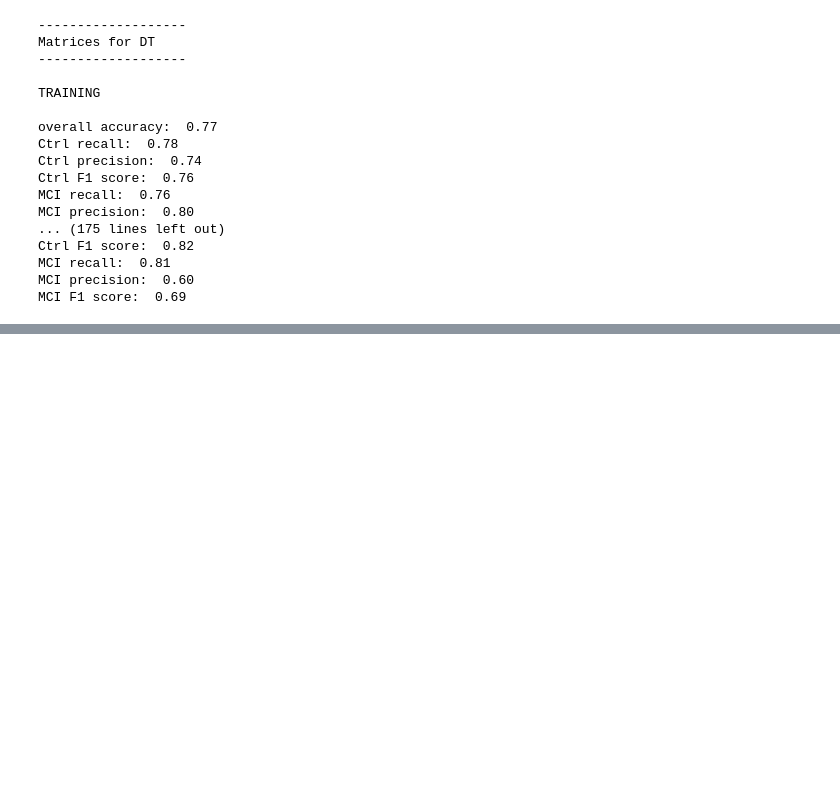
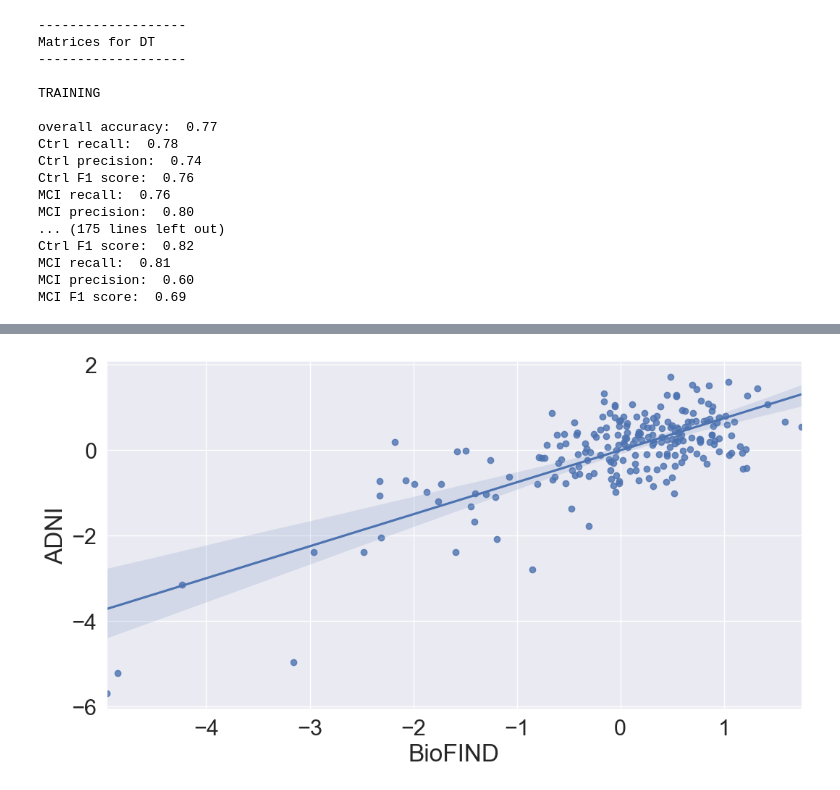
Before and after one commit to ronitibon/FDAD, a Jupyter notebook: Code/ML/FDAD_ML.ipynb, the cells around one changed output, grey strips where cells are left out. Drawn from its saved outputs; the diff is of its cells as text; code cells hidden in the pictures; blank space fills up the shorter version.

```diff
--- a/Code/ML/FDAD_ML.ipynb
+++ b/Code/ML/FDAD_ML.ipynb
@@ -705,0 +709,10 @@ plt.show()
+# %%
+# Correlation between Rs values
+
+Rs_data = pd.read_csv('Rs.csv') # this file is avaliable in the submitted folder
+
+sns.set(color_codes=True, font_scale=2)
+lm = sns.lmplot(x="BioFIND", y="ADNI", data=Rs_data, height=6, aspect=1.8)
+plt.show()
+# %% [output]
+[figure, added]
```
Also changed, not shown: parts of 13 cells of this notebook, 20 other files.
